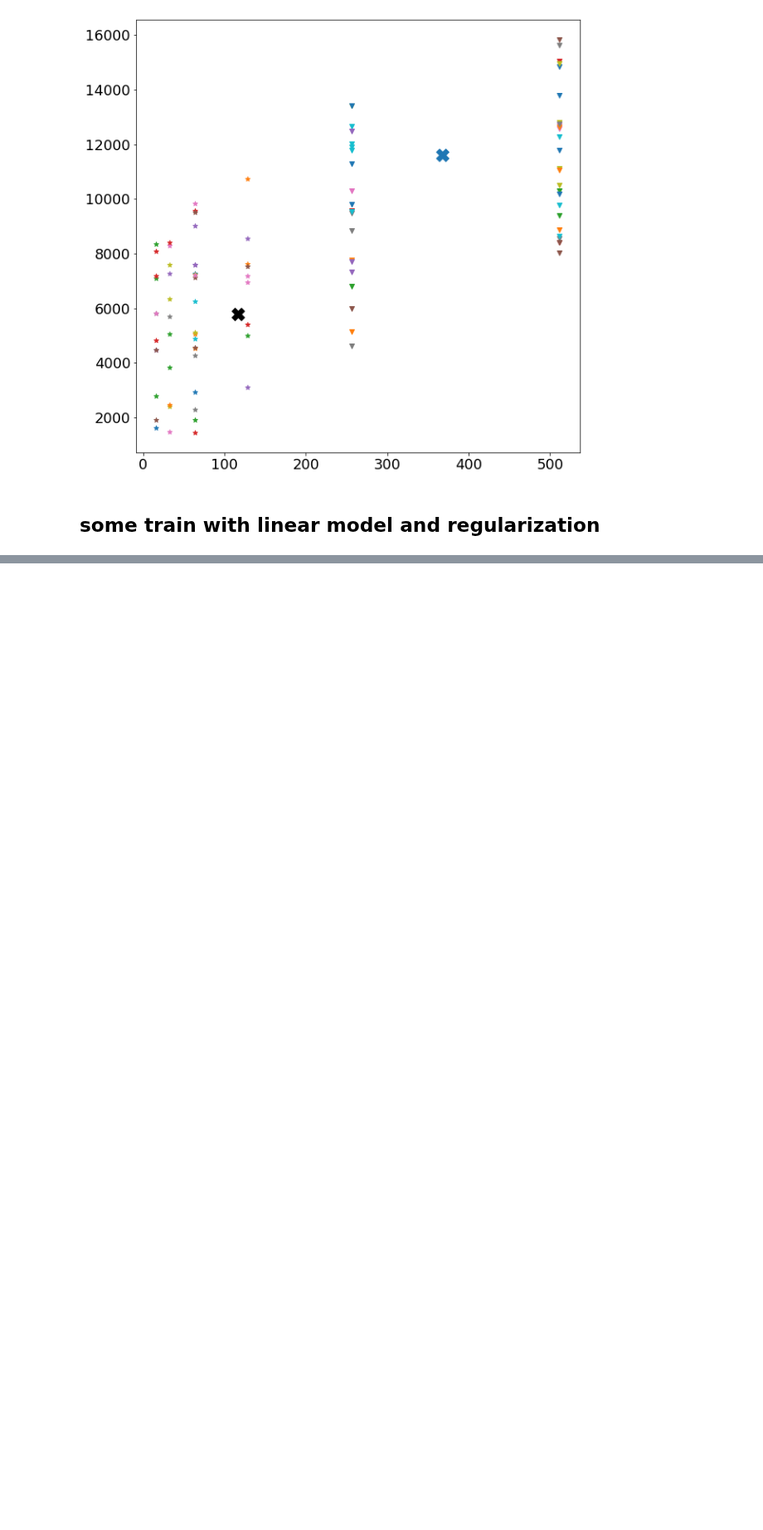
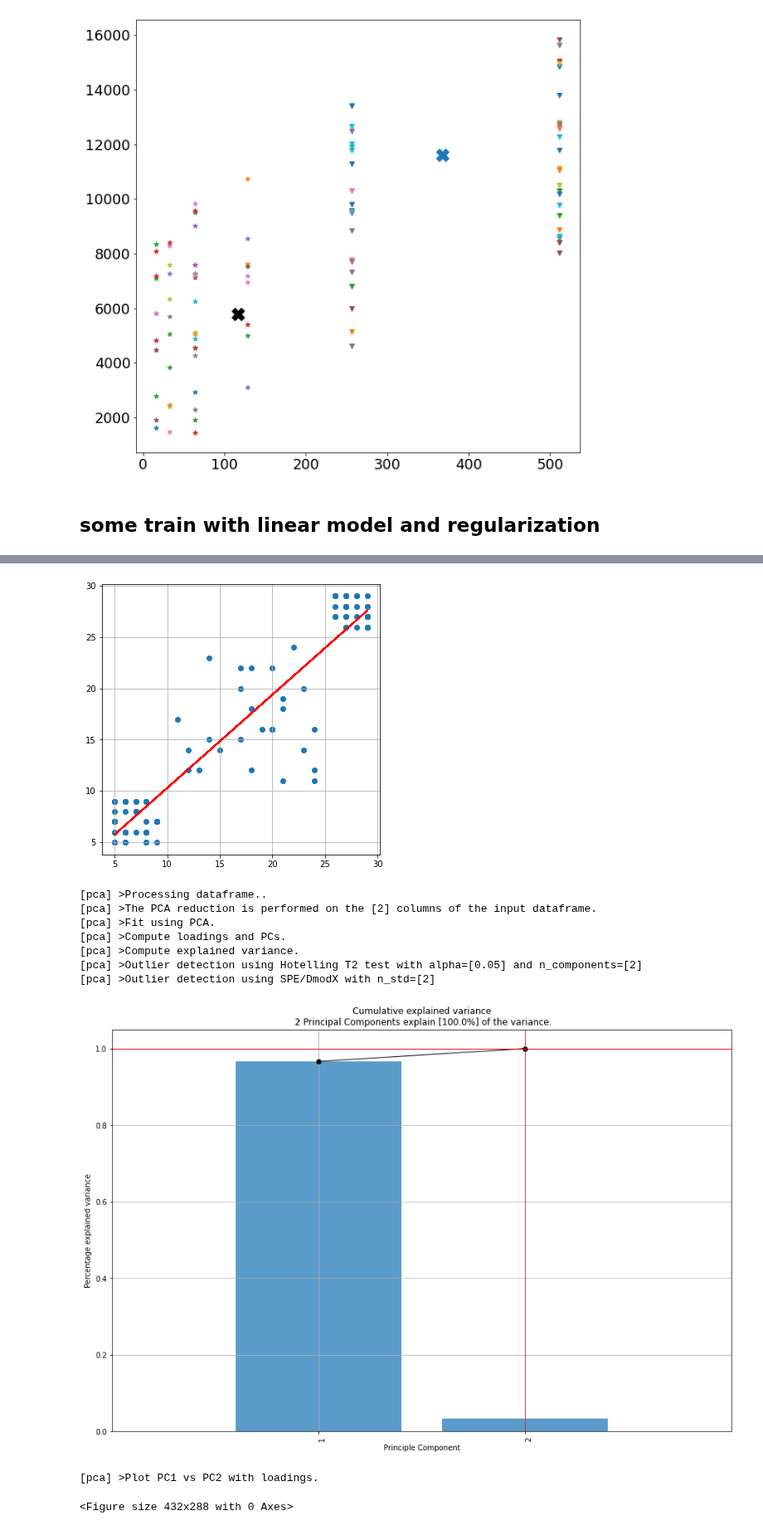
Before and after one commit to Stynic/train_ml_math, a Jupyter notebook: ml/low_level/module_1/notebook_1.ipynb, the cells around one changed output, grey strips where cells are left out. Shown at 83% size. Drawn from its saved outputs; the diff is of its cells as text; code cells hidden in the pictures; blank space fills up the shorter version.

```diff
--- a/ml/low_level/module_1/notebook_1.ipynb
+++ b/ml/low_level/module_1/notebook_1.ipynb
@@ -540,0 +558,37 @@ linear_reg_withl2.coef_=array([29.91485863, 54.75422925, 41.64765854])
+# %%
+import numpy as np
+from pca import pca
+import matplotlib.pyplot as plt
+
+# рисуем диаграмму рассеивания
+plt.figure(figsize=(6, 6))
+plt.scatter(X.iloc[:,0], X.iloc[:, 1])
+
+# добавляем регрессионную прямую
+b1, b0 = np.polyfit(X.iloc[:, 0], X.iloc[:, 1], 1)
+#  b0 - intercept, b1 - slope
+plt.plot(X.iloc[:, 0], b0 + b1*X.iloc[:, 0], color='red')
+plt.grid()
+plt.show()
+# настраиваем модель с 2-мя компонентами
+model = pca(n_components=2)
+results = model.fit_transform(X)
+
+# столбчатая диаграмма
+fig, ax = model.plot()
+
+# диаграмма рассеивания с новыми координатами
+fig, ax = model.biplot(n_feat=4, legend=False)
+plt.show()
+# %% [output]
+[figure, added]
+[pca] >Processing dataframe..
+[pca] >The PCA reduction is performed on the [2] columns of the input dataframe.
+[pca] >Fit using PCA.
+[pca] >Compute loadings and PCs.
+[pca] >Compute explained variance.
+[pca] >Outlier detection using Hotelling T2 test with alpha=[0.05] and n_components=[2]
+[pca] >Outlier detection using SPE/DmodX with n_std=[2]
+[figure, added]
+[pca] >Plot PC1 vs PC2 with loadings.
+<Figure size 432x288 with 0 Axes>
```
Also changed, not shown: parts of 11 cells of this notebook.
